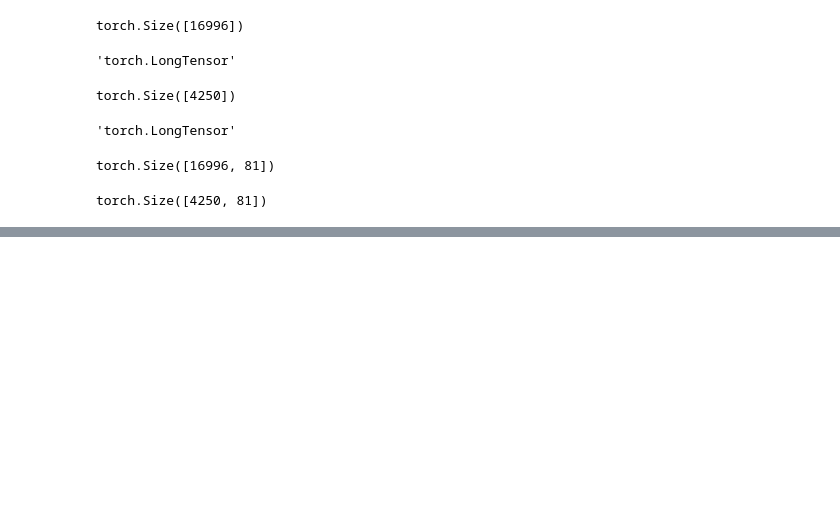
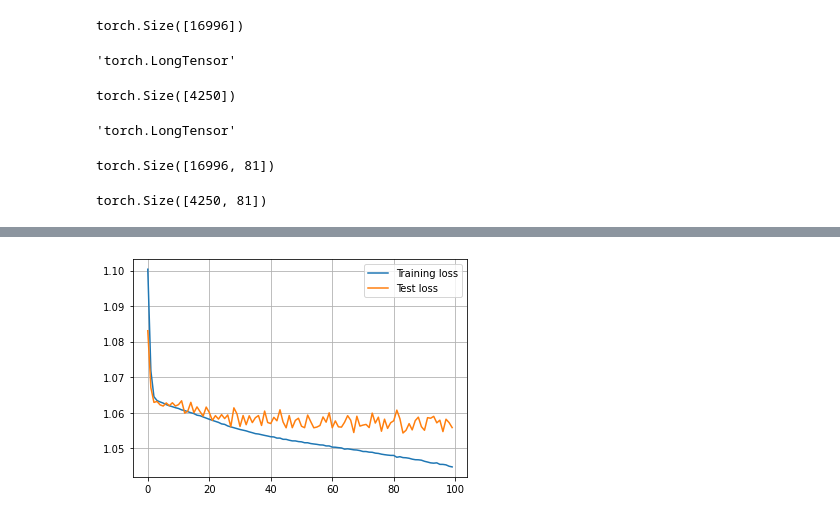
Before and after one commit to SahanHerath/Research-Football-Prediction, a Jupyter notebook: TeamAttributesPrediction.ipynb, the cells around one changed output, grey strips where cells are left out. Cells and saved outputs as stored; diff of their text form; code cells hidden in the pictures; blank space fills up the shorter version.

```diff
--- a/TeamAttributesPrediction.ipynb
+++ b/TeamAttributesPrediction.ipynb
@@ -326,0 +343,3 @@ Text(0.5, 15.0, 'Predicted label')
+# %%
+Team_Train1 = Team_Train.unsqueeze(1)
+Team_Train1.size()
@@ -326,0 +348,3 @@ Text(0.5, 15.0, 'Predicted label')
+# %%
+Team_Test1 = Team_Test.unsqueeze(1)
+Team_Test1.size()
@@ -326,0 +353,9 @@ Text(0.5, 15.0, 'Predicted label')
+# %%
+import torch.utils.data as data_utils
+
+train1 = data_utils.TensorDataset(Team_Train1, y_train)
+train_loader1 = data_utils.DataLoader(train1, batch_size=128, shuffle=True)
+
+
+test1 = data_utils.TensorDataset(Team_Test1, y_test)
+test_loader1 = data_utils.DataLoader(test1, batch_size=128, shuffle=True)
@@ -326,0 +412,10 @@ Text(0.5, 15.0, 'Predicted label')
+# %%
+#Doing it on GPU
+device = torch.device("cuda:0" if torch.cuda.is_available() else "cpu")
+
+net = Network()
+net.to(device)
+
+#Training
+optimizer1 = optim.SGD(net.parameters(), lr=0.005)
+criterion1 = nn.CrossEntropyLoss()
@@ -326,0 +500,7 @@ Text(0.5, 15.0, 'Predicted label')
+# %%
+plt.plot(train_loss, label='Training loss')
+plt.plot(val_loss, label='Test loss')
+plt.legend()
+plt.grid()
+# %% [output]
+[figure, added]
```
Also changed, not shown: parts of 21 cells of this notebook, 7 other files.
